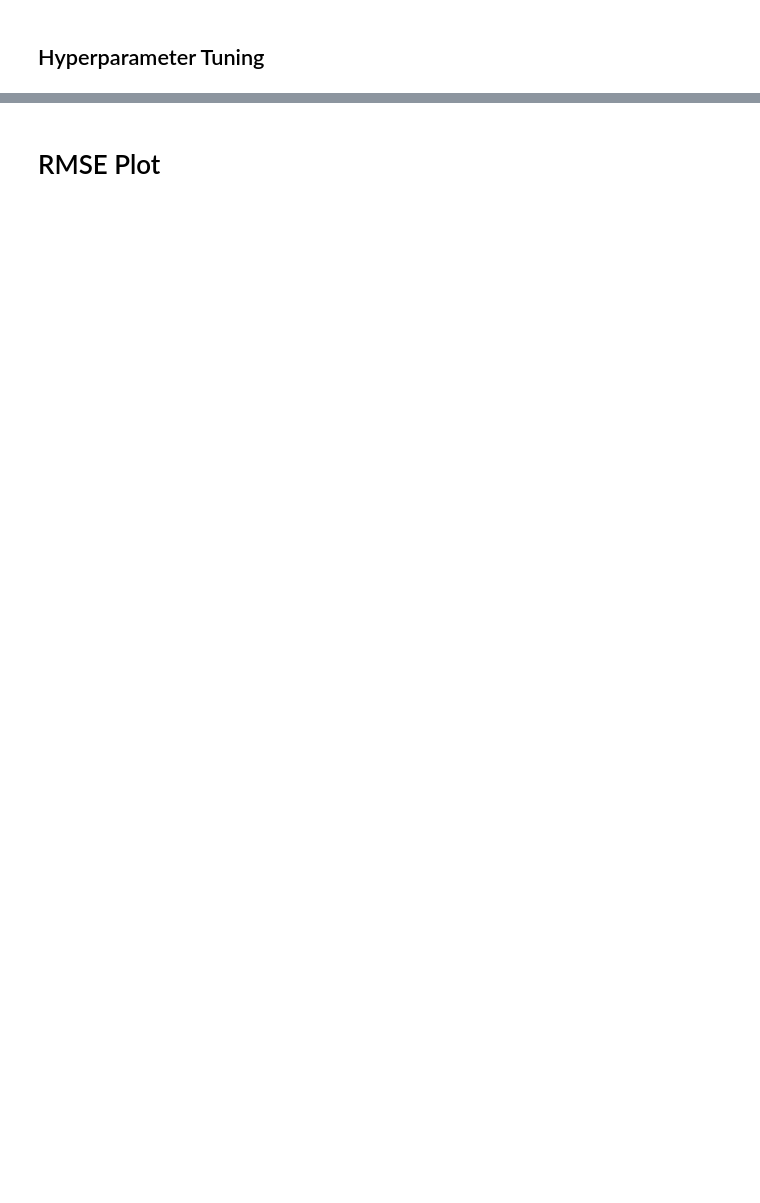
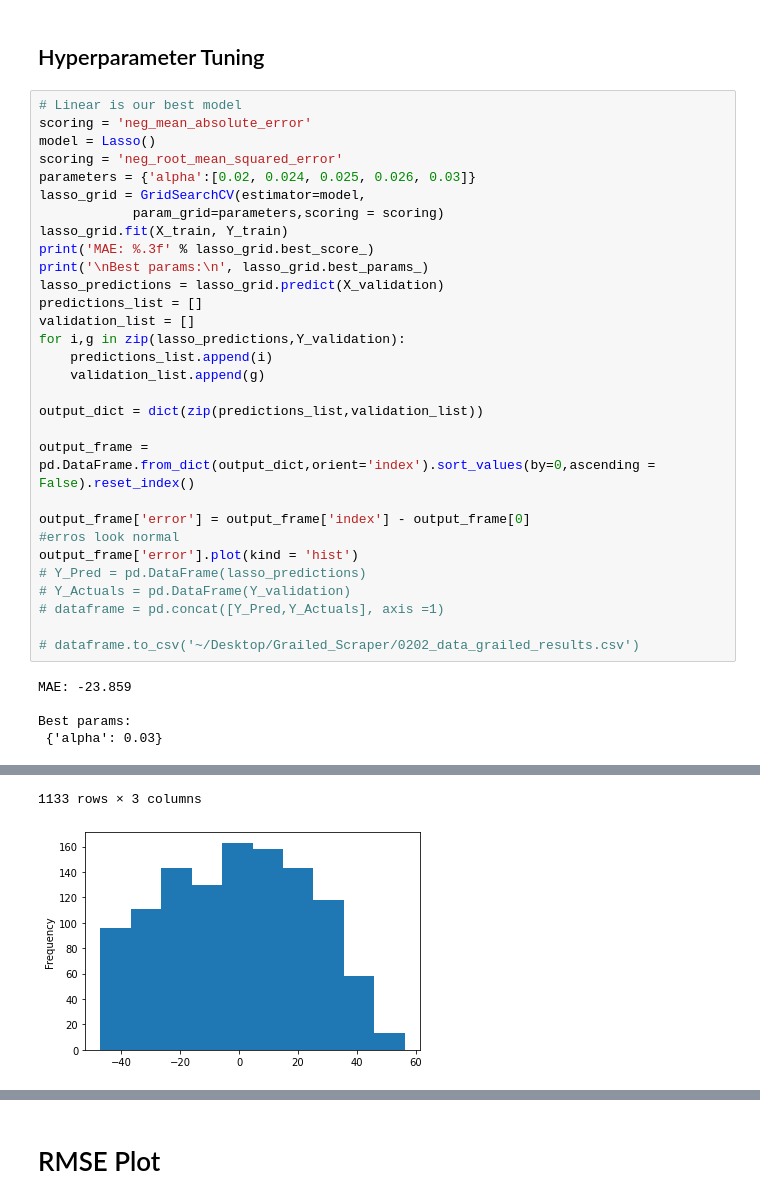
Before and after one commit to samthedataman/Grailed_Scraper, a Jupyter notebook: Grailed_Model.ipynb, the cells around one changed output, grey strips where cells are left out. Cells and saved outputs as stored; diff of their text form; blank space fills up the shorter version.

```diff
--- a/Grailed_Model.ipynb
+++ b/Grailed_Model.ipynb
@@ -303,2 +344,37 @@ plt.show()
 # %% [markdown]
 ## Hyperparameter Tuning
+# %%
+# Linear is our best model
+scoring = 'neg_mean_absolute_error'
+model = Lasso()
+scoring = 'neg_root_mean_squared_error'
+parameters = {'alpha':[0.02, 0.024, 0.025, 0.026, 0.03]}
+lasso_grid = GridSearchCV(estimator=model,
+			param_grid=parameters,scoring = scoring)
+lasso_grid.fit(X_train, Y_train)
+print('MAE: %.3f' % lasso_grid.best_score_)
+print('\nBest params:\n', lasso_grid.best_params_)
+lasso_predictions = lasso_grid.predict(X_validation)
+predictions_list = []
+validation_list = []
+for i,g in zip(lasso_predictions,Y_validation):
+	predictions_list.append(i)
+	validation_list.append(g)
+
+output_dict = dict(zip(predictions_list,validation_list))
+
+output_frame = pd.DataFrame.from_dict(output_dict,orient='index').sort_values(by=0,ascending = False).reset_index()
+
+output_frame['error'] = output_frame['index'] - output_frame[0]
+#erros look normal
+output_frame['error'].plot(kind = 'hist')
+# Y_Pred = pd.DataFrame(lasso_predictions)
+# Y_Actuals = pd.DataFrame(Y_validation)
+# dataframe = pd.concat([Y_Pred,Y_Actuals], axis =1)
+
+# dataframe.to_csv('~/Desktop/Grailed_Scraper/0202_data_grailed_results.csv')
+# %% [output]
+MAE: -23.859
+
+Best params:
+ {'alpha': 0.03}
@@ -305 +393,3 @@ plt.show()
+1133 rows × 3 columns
+[figure, added]
 # %%
```
Also changed, not shown: parts of 14 cells of this notebook.
